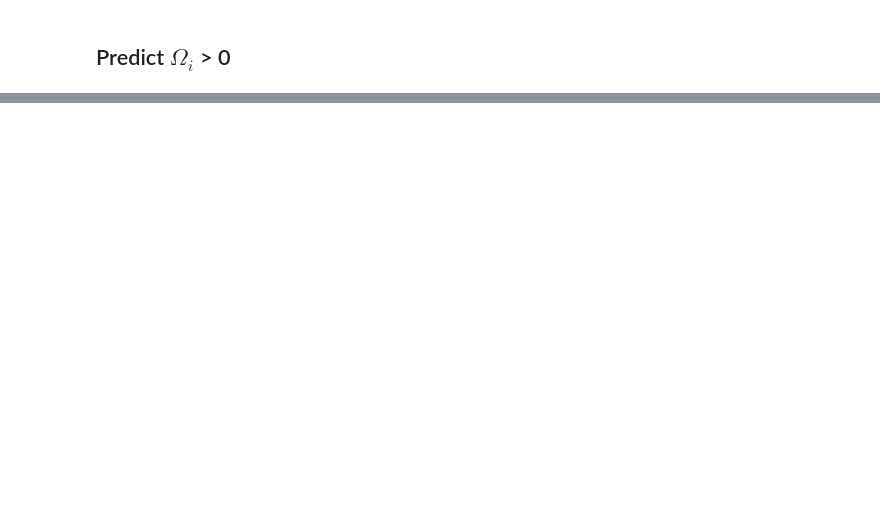
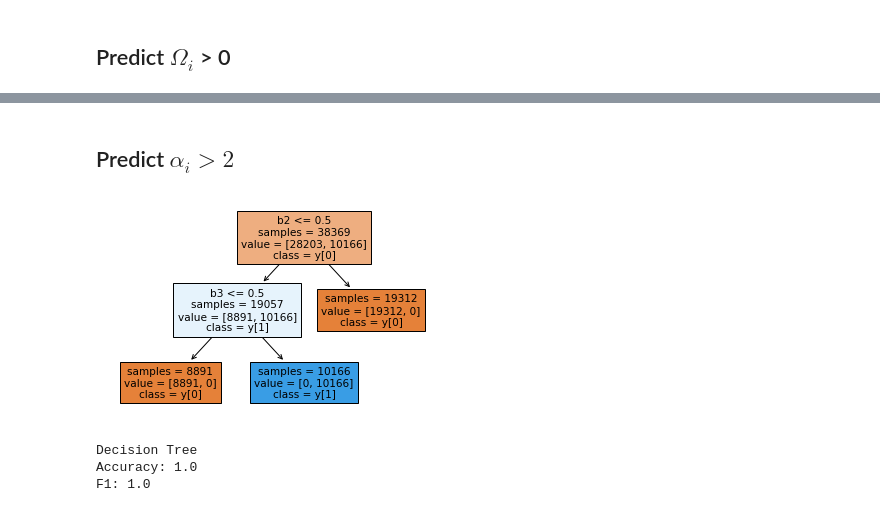
Before and after one commit to c4ristian/collatz, a Jupyter notebook: notebooks/ml/binary_learner.ipynb, the cells around one changed output, grey strips where cells are left out. Drawn from its saved outputs; the diff is of its cells as text; code cells hidden in the pictures; blank space fills up the shorter version.

Commit message:
New predictions implemented

```diff
--- a/notebooks/ml/binary_learner.ipynb
+++ b/notebooks/ml/binary_learner.ipynb
@@ -166,0 +197,52 @@ F1: 1.0
+# %% [markdown]
+## Predict $\alpha_i > 2$
+# %%
+# Features
+alpha_g_target = "a_i_g"
+tz = max_bin_len
+
+alpha_g_features = bin_features
+
+# Create Training Set
+alpha_g_training_target = training_frame[alpha_g_target]
+alpha_g_training_features = training_frame[alpha_g_features]
+
+# Create Test set
+alpha_g_test_target = test_frame[alpha_g_target]
+alpha_g_test_features = test_frame[alpha_g_features]
+
+# Train Decision Tree
+alpha_g_tree = tree.DecisionTreeClassifier()
+alpha_g_tree.fit(alpha_g_training_features, alpha_g_training_target)
+
+# Plot Tree
+plt.figure()
+tree.plot_tree(
+    alpha_g_tree, class_names=True, feature_names=alpha_g_features,
+    impurity=False, rounded=False, filled=True)
+plt.show()
+
+# Test Model
+alpha_g_predicted = alpha_g_tree.predict(alpha_g_test_features)
+alpha_g_accuracy = accuracy_score(alpha_g_test_target, alpha_g_predicted)
+alpha_g_f1 = f1_score(alpha_g_test_target, alpha_g_predicted)
+
+print("Decision Tree")
+print("Accuracy:", alpha_g_accuracy)
+print("F1:", alpha_g_f1)
+
+# Export Tree
+if SAVE_RESULTS:
+    alpha_g_graph_data = export_graphviz(alpha_g_tree, out_file=None,
+                feature_names = alpha_g_features,
+                class_names = True, rounded = True, proportion = False,
+                precision = 3, filled = True)
+
+    alpha_g_graph = pydotplus.graph_from_dot_data(alpha_g_graph_data)
+    alpha_g_graph.write_png(ALPHA_G_PATH)
+    print("Tree exported to:", Path(ALPHA_G_PATH).name)
+# %% [output]
+[figure, added]
+Decision Tree
+Accuracy: 1.0
+F1: 1.0
```
Also changed, not shown: parts of 5 cells of this notebook.
